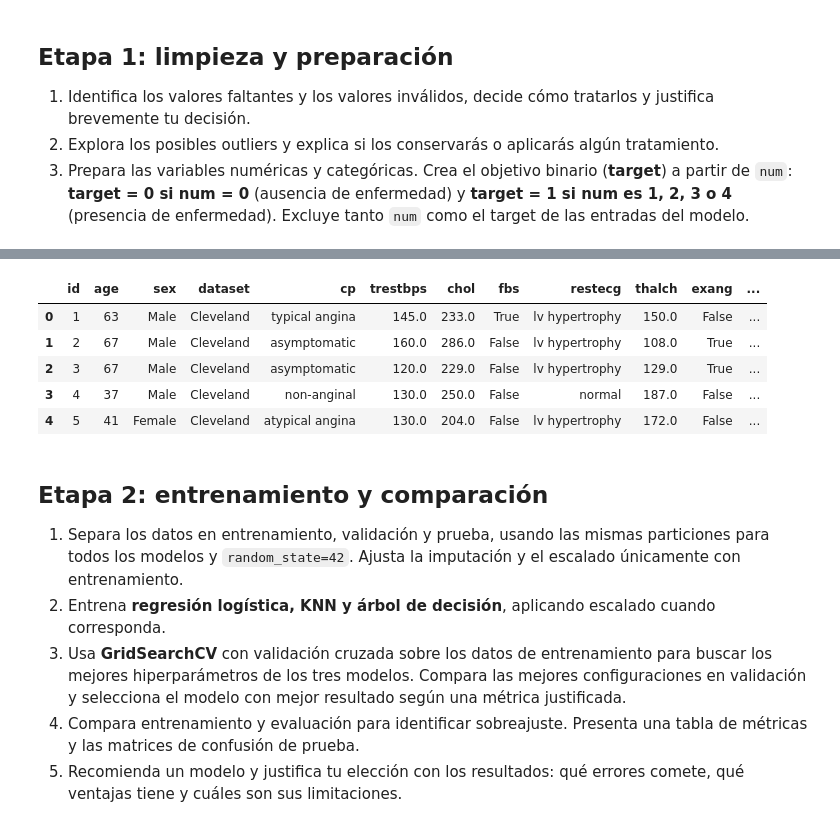
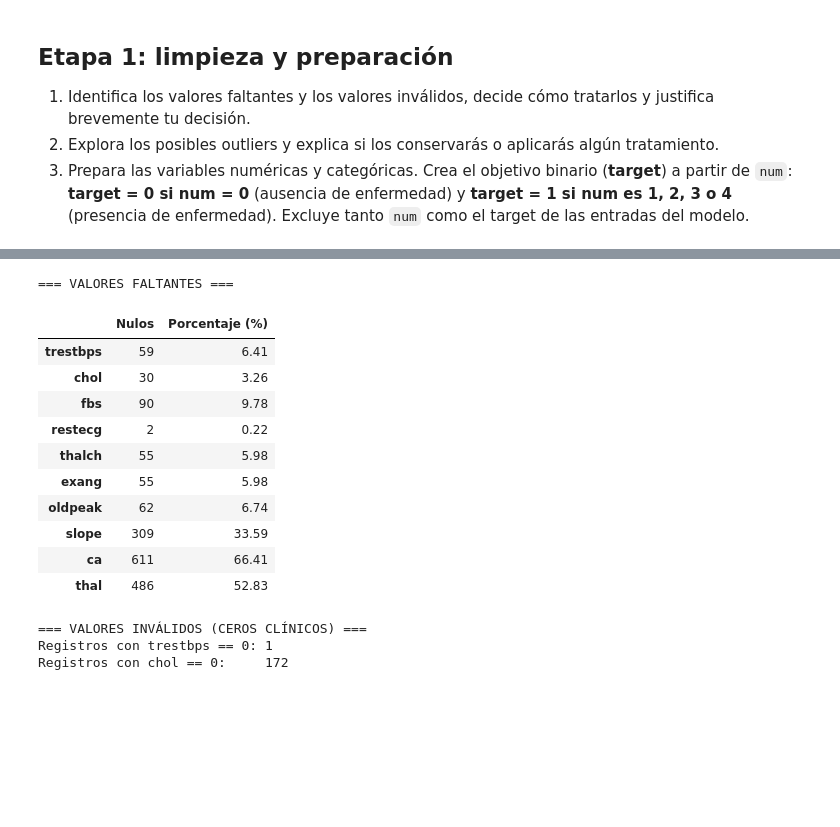
Before and after one commit to edsondaniel99/ml-course, a Jupyter notebook: workspace/01_proyecto_comparacion_modelos.ipynb, the cells around one changed output, grey strips where cells are left out. Drawn from its saved outputs; the diff is of its cells as text; code cells hidden in the pictures; blank space fills up the shorter version.

```diff
--- a/workspace/01_proyecto_comparacion_modelos.ipynb
+++ b/workspace/01_proyecto_comparacion_modelos.ipynb
@@ -213,17 +92,27 @@ df["target"]=np.where(df["num"] == 0, 0, 1)
-# %%
-df.head()
-# %% [output]
-|  | id | age | sex | dataset | cp | trestbps | chol | fbs | restecg | thalch | exang | ... |
-| 0 | 1 | 63 | Male | Cleveland | typical angina | 145.0 | 233.0 | True | lv hypertrophy | 150.0 | False | ... |
-| 1 | 2 | 67 | Male | Cleveland | asymptomatic | 160.0 | 286.0 | False | lv hypertrophy | 108.0 | True | ... |
-| 2 | 3 | 67 | Male | Cleveland | asymptomatic | 120.0 | 229.0 | False | lv hypertrophy | 129.0 | True | ... |
-| 3 | 4 | 37 | Male | Cleveland | non-anginal | 130.0 | 250.0 | False | normal | 187.0 | False | ... |
-| 4 | 5 | 41 | Female | Cleveland | atypical angina | 130.0 | 204.0 | False | lv hypertrophy | 172.0 | False | ... |
-# %% [markdown]
-## Etapa 2: entrenamiento y comparación
-
-1. Separa los datos en entrenamiento, validación y prueba, usando las mismas particiones para todos los modelos y `random_state=42`. Ajusta la imputación y el escalado únicamente con entrenamiento.
-2. Entrena **regresión logística, KNN y árbol de decisión**, aplicando escalado cuando corresponda.
-3. Usa **GridSearchCV** con validación cruzada sobre los datos de entrenamiento para buscar los mejores hiperparámetros de los tres modelos. Compara las mejores configuraciones en validación y selecciona el modelo con mejor resultado según una métrica justificada.
-4. Compara entrenamiento y evaluación para identificar sobreajuste. Presenta una tabla de métricas y las matrices de confusión de prueba.
-5. Recomienda un modelo y justifica tu elección con los resultados: qué errores comete, qué ventajas tiene y cuáles son sus limitaciones.
+# %%
+nulos = df.isnull().sum()
+porcentaje = (nulos / len(df) * 100).round(2)
+resumen_nulos = pd.DataFrame({"Nulos": nulos, "Porcentaje (%)": porcentaje})
+
+print("=== VALORES FALTANTES ===")
+display(resumen_nulos[resumen_nulos["Nulos"] > 0])
+
+print("\n=== VALORES INVÁLIDOS (CEROS CLÍNICOS) ===")
+print(f"Registros con trestbps == 0: {(df['trestbps'] == 0).sum()}")
+print(f"Registros con chol == 0:     {(df['chol'] == 0).sum()}")
+# %% [output]
+=== VALORES FALTANTES ===
+|  | Nulos | Porcentaje (%) |
+| trestbps | 59 | 6.41 |
+| chol | 30 | 3.26 |
+| fbs | 90 | 9.78 |
+| restecg | 2 | 0.22 |
+| thalch | 55 | 5.98 |
+| exang | 55 | 5.98 |
+| oldpeak | 62 | 6.74 |
+| slope | 309 | 33.59 |
+| ca | 611 | 66.41 |
+| thal | 486 | 52.83 |
+=== VALORES INVÁLIDOS (CEROS CLÍNICOS) ===
+Registros con trestbps == 0: 1
+Registros con chol == 0:     172
```
Also changed, not shown: parts of 23 cells of this notebook, 4 other files.
